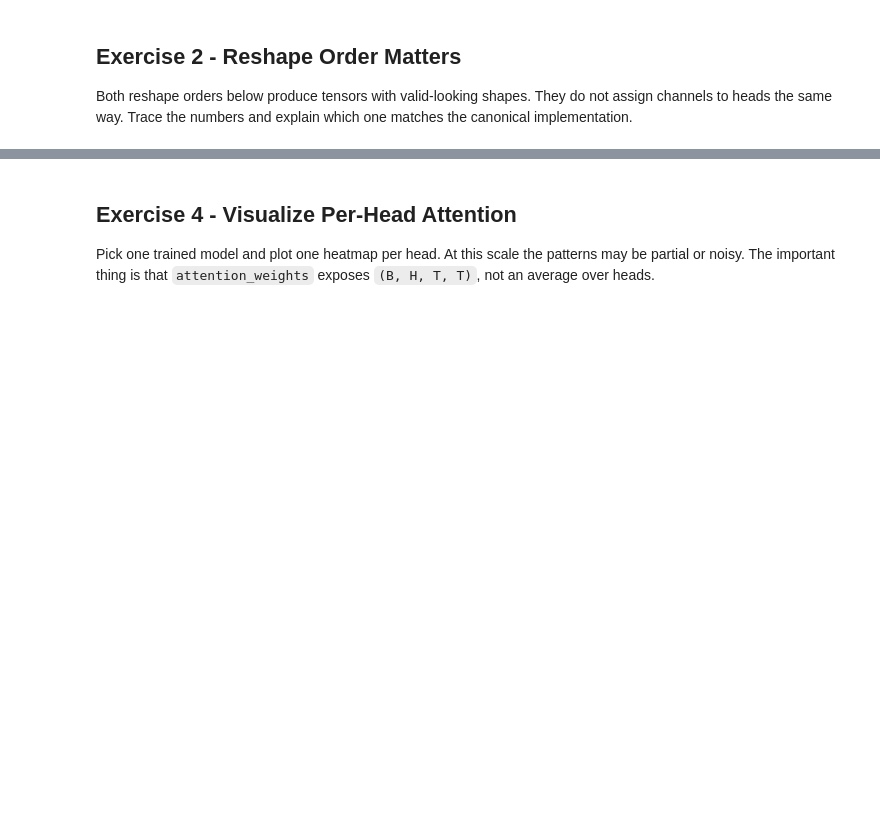
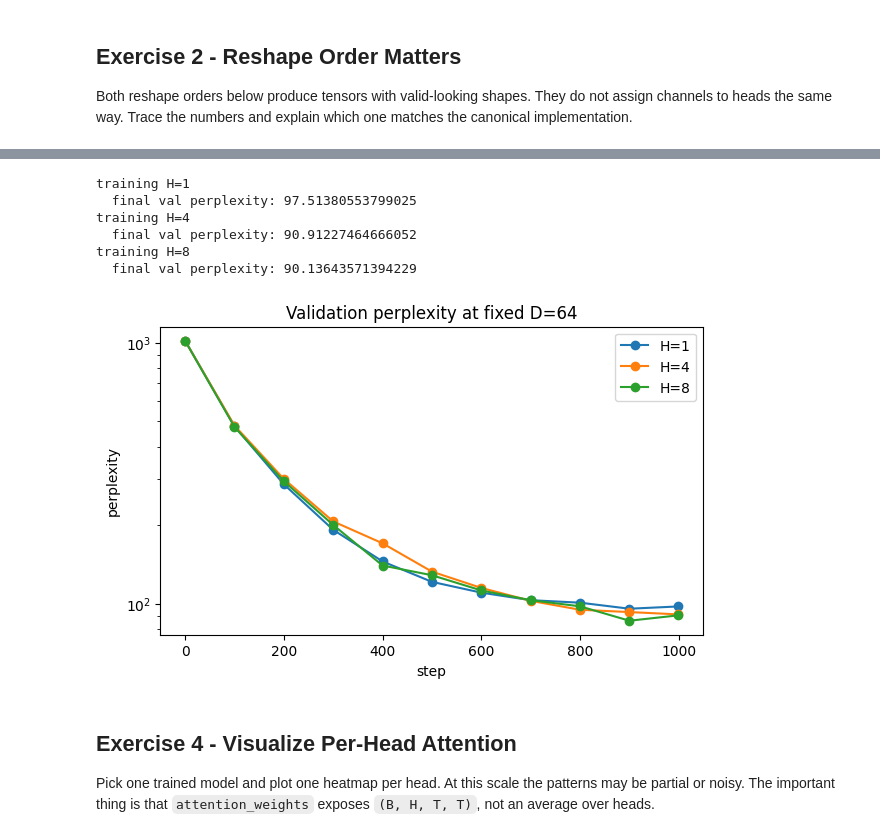
Before and after one commit to Mister-Meeseeks/g2c, a Jupyter notebook: notebooks/solutions/08-multi-head-attention.ipynb, the cells around one changed output, grey strips where cells are left out. Saved outputs shown, nothing was run; the diff lists cells and outputs as text; code cells hidden in the pictures; blank space fills up the shorter version.

```diff
--- a/notebooks/solutions/08-multi-head-attention.ipynb
+++ b/notebooks/solutions/08-multi-head-attention.ipynb
@@ -236,25 +169,21 @@ def train_mha_lm(num_heads: int, *, num_steps=300, log_every=50, seed=0, device=
 # %%
 head_counts = [1, 4, 8]
-trained_models = {}
-histories = {}
-
-for i, num_heads in enumerate(head_counts):
-    print(f"training H={num_heads}")
-    model, history = train_mha_lm(num_heads, seed=10 + i)
-    trained_models[num_heads] = model
-    histories[num_heads] = history
-    print("  final val perplexity:", history["val_perplexities"][-1])
-
-plt.figure(figsize=(7, 4))
-for num_heads in head_counts:
-    history = histories[num_heads]
-    plt.plot(history["steps"], history["val_perplexities"], marker="o", label=f"H={num_heads}")
-plt.yscale("log")
-plt.title("Validation perplexity at fixed D=64")
-plt.xlabel("step")
-plt.ylabel("perplexity")
-plt.legend()
-plt.show()
+comparison = train_multi_head_comparison(
+    mha_data,
+    head_counts=head_counts,
+    device=experiment_device,
+)
+trained_models = comparison.models
+histories = comparison.histories
+plot_multi_head_comparison(comparison)
+# %% [output]
+training H=1
+  final val perplexity: 97.51380553799025
+training H=4
+  final val perplexity: 90.91227464666052
+training H=8
+  final val perplexity: 90.13643571394229
+[figure, added]
 # %% [markdown]
 ## Exercise 4 - Visualize Per-Head Attention
 
```
Also changed, not shown: parts of 21 cells of this notebook, 23 other files.
